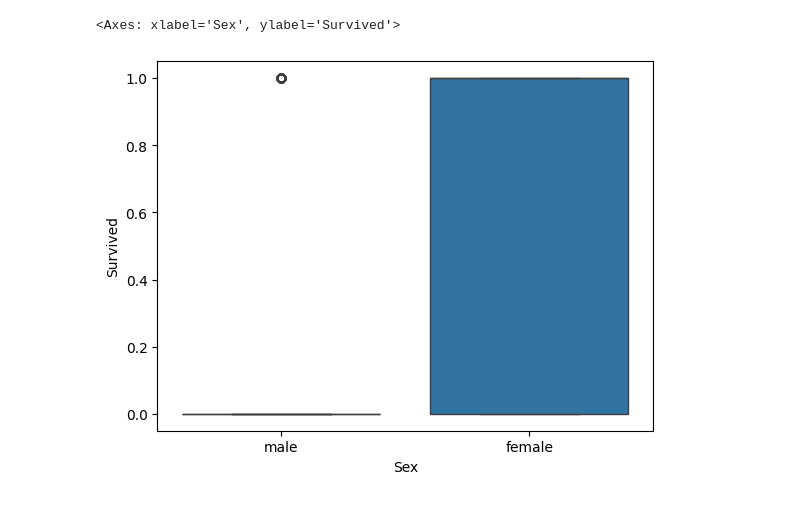
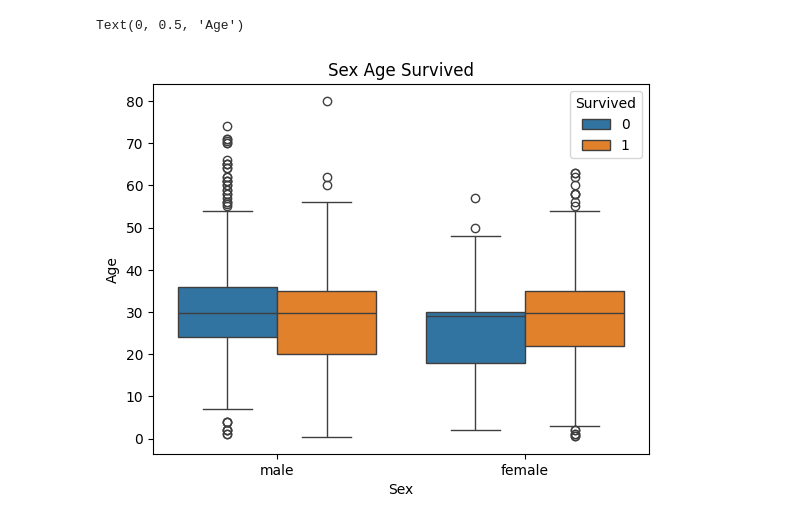
Before and after one commit to Kunals0612/TE_Lab_Assignments, a Jupyter notebook: DSBDAL/Assignment5.ipynb, the cells around one changed output. Cells and saved outputs as stored; diff of their text form; code cells hidden in the pictures.

```diff
--- a/DSBDAL/Assignment5.ipynb
+++ b/DSBDAL/Assignment5.ipynb
@@ -28,0 +32,2 @@ dtype: int64
+# %%
+df['Age'] = df['Age'].fillna(df['Age'].mean())
@@ -29,5 +50,8 @@ dtype: int64
 # %%
-sb.boxplot(x = df['Sex'] , y = df['Survived'])
+sb.boxplot(x = 'Sex', y = 'Age', hue = 'Survived', data = df)
+plt.title('Sex Age Survived')
+plt.xlabel('Sex')
+plt.ylabel('Age')
 # %% [output]
-<Axes: xlabel='Sex', ylabel='Survived'>
+Text(0, 0.5, 'Age')
-[figure, old version]
+[figure, new version]
```
Also changed, not shown: parts of 13 cells of this notebook.
